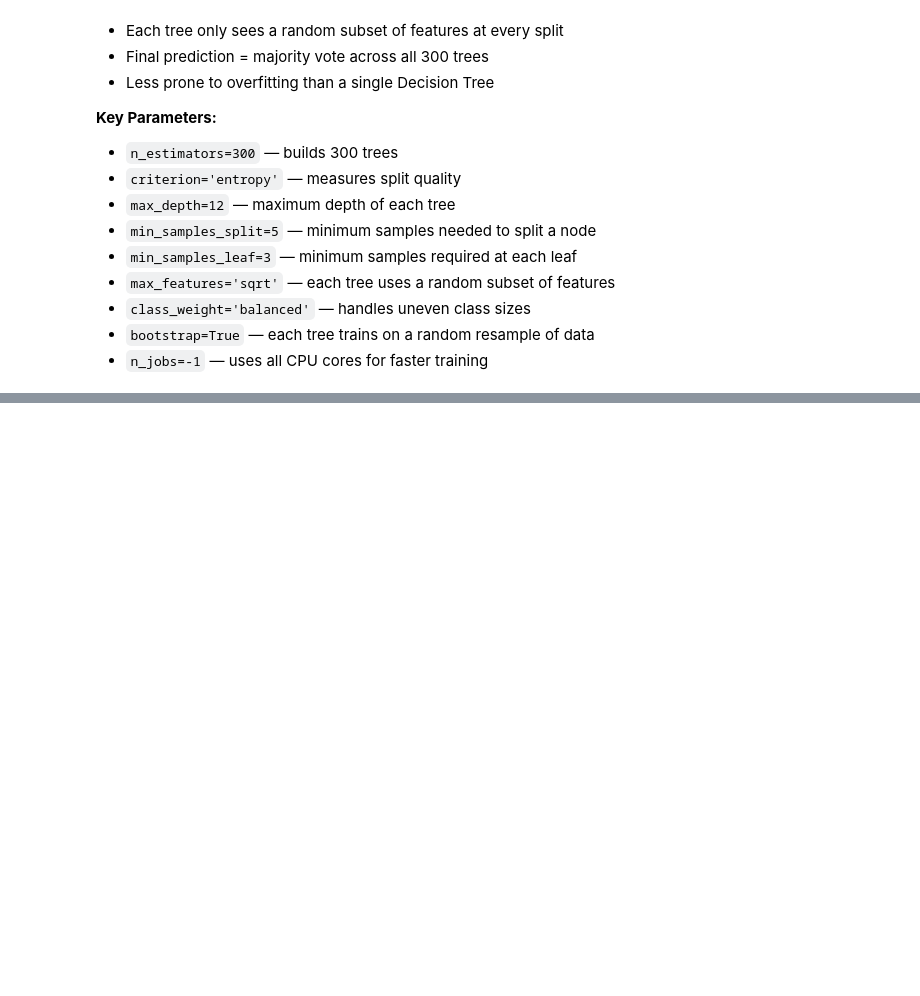
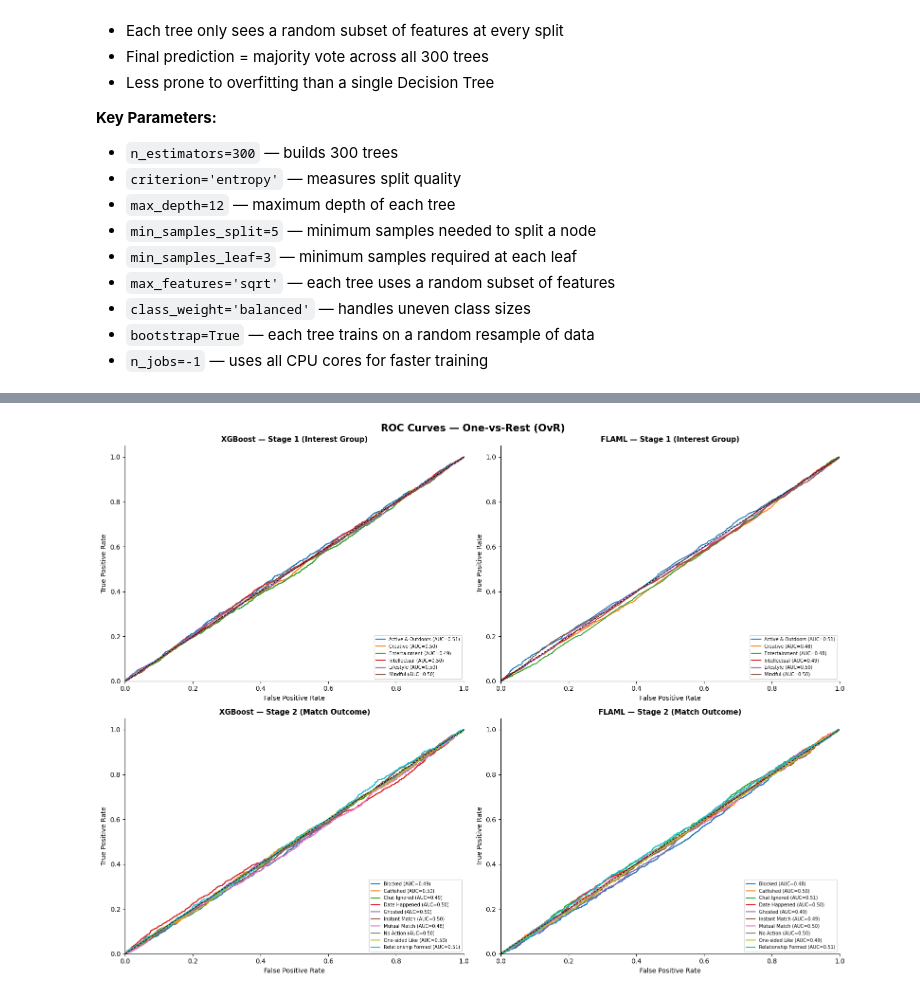
Before and after one commit to Lievaashini/Lieva---ML, a Jupyter notebook: wid3006_assignment_data_cleaning.ipynb, the cells around one changed output, grey strips where cells are left out. Cells and saved outputs as stored; diff of their text form; code cells hidden in the pictures; blank space fills up the shorter version.

```diff
--- a/wid3006_assignment_data_cleaning.ipynb
+++ b/wid3006_assignment_data_cleaning.ipynb
@@ -1158,0 +1680,41 @@ separates the classes
+# %%
+# ── ROC curves — XGBoost + FLAML, both stages ───────────────────────
+import matplotlib.pyplot as plt
+from sklearn.metrics import roc_curve, auc
+from sklearn.preprocessing import label_binarize
+
+def plot_roc(ax, y_true, y_prob, class_names, title):
+    n_classes = len(class_names)
+    y_bin = label_binarize(y_true, classes=list(range(n_classes)))
+    colors = plt.cm.tab10(range(n_classes))
+    for i, (cls, color) in enumerate(zip(class_names, colors)):
+        fpr, tpr, _ = roc_curve(y_bin[:, i], y_prob[:, i])
+        roc_auc = auc(fpr, tpr)
+        ax.plot(fpr, tpr, color=color, lw=1.5,
+                label=f'{cls} (AUC={roc_auc:.2f})')
+    ax.plot([0, 1], [0, 1], 'k--', lw=1)
+    ax.set_xlim([0, 1])
+    ax.set_ylim([0, 1.05])
+    ax.set_xlabel('False Positive Rate', fontsize=10)
+    ax.set_ylabel('True Positive Rate', fontsize=10)
+    ax.set_title(title, fontsize=11, fontweight='bold')
+    ax.legend(fontsize=7, loc='lower right')
+    ax.spines[['top', 'right']].set_visible(False)
+
+fig, axes = plt.subplots(2, 2, figsize=(16, 12))
+
+plot_roc(axes[0][0], y1_test_enc, xgb_s1_prob,  interest_classes,
+         'XGBoost — Stage 1 (Interest Group)')
+plot_roc(axes[0][1], y1_test_enc, flaml_s1_prob, interest_classes,
+         'FLAML — Stage 1 (Interest Group)')
+plot_roc(axes[1][0], y2_test_enc, xgb_s2_prob,  match_classes,
+         'XGBoost — Stage 2 (Match Outcome)')
+plot_roc(axes[1][1], y2_test_enc, flaml_s2_prob, match_classes,
+         'FLAML — Stage 2 (Match Outcome)')
+
+plt.suptitle('ROC Curves — One-vs-Rest (OvR)', fontsize=15, fontweight='bold')
+plt.tight_layout()
+plt.savefig('roc_curves.png', dpi=150, bbox_inches='tight')
+plt.show()
+# %% [output]
+[figure, added]
```
Also changed, not shown: parts of 34 cells of this notebook.
